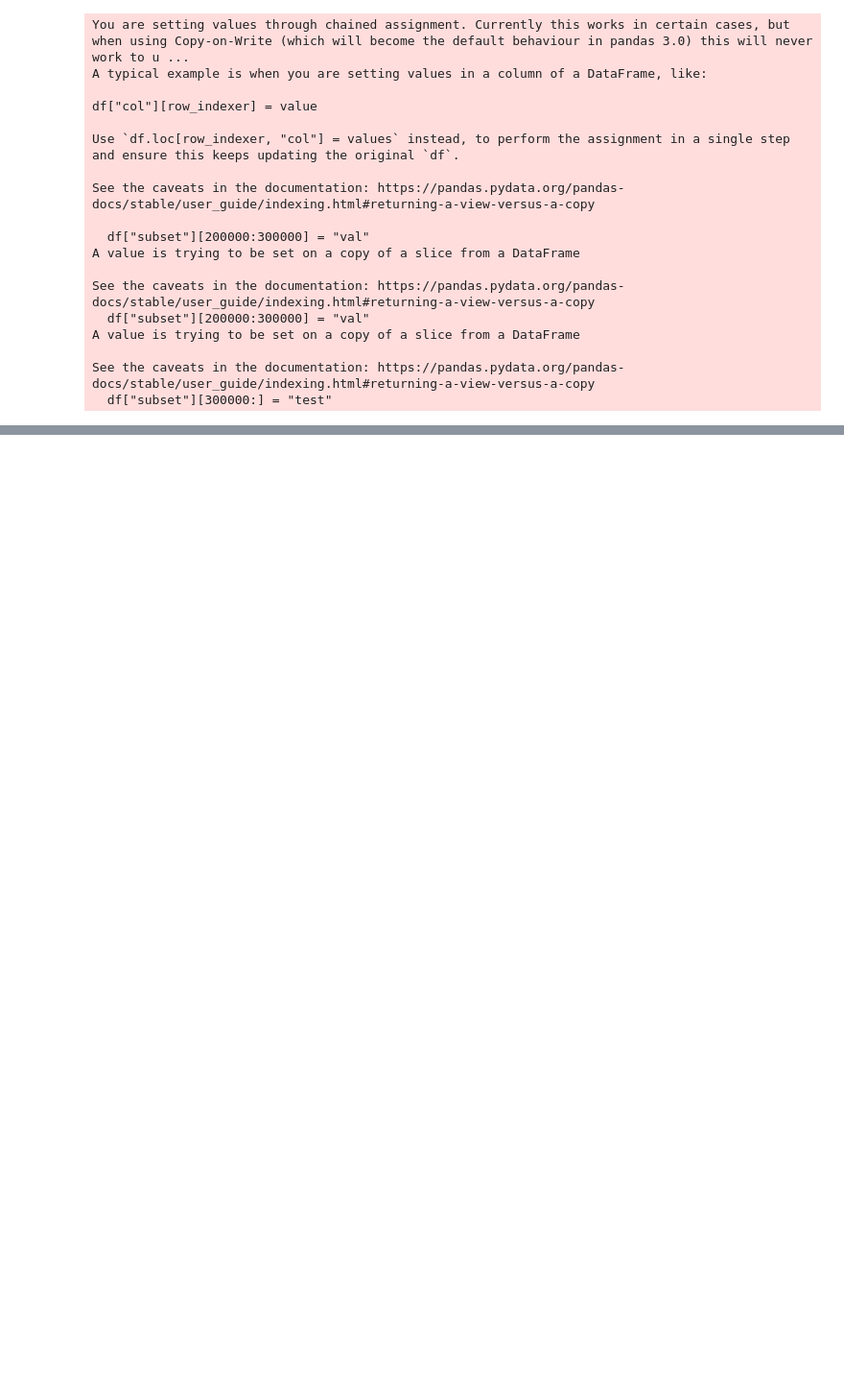
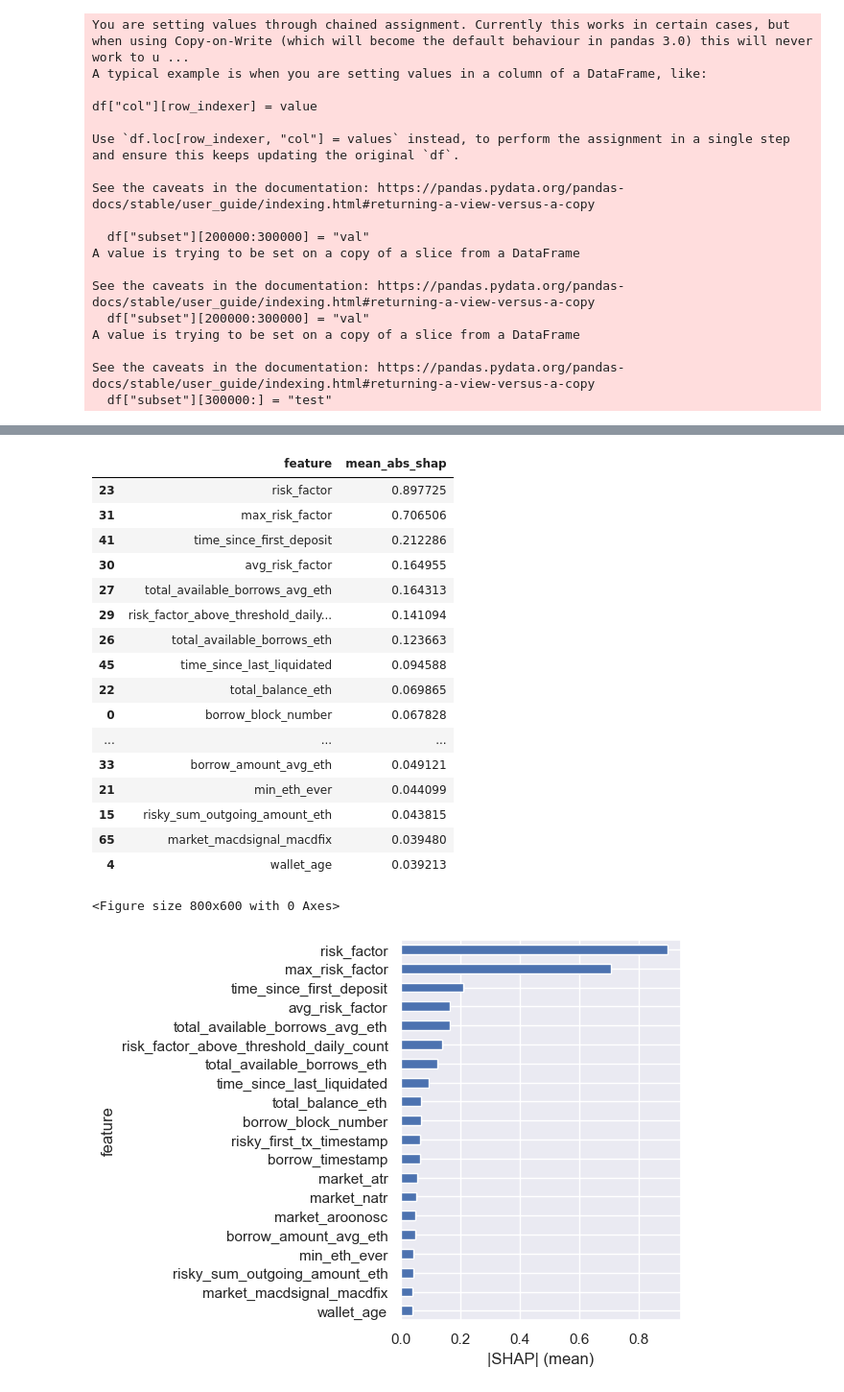
Before and after one commit to Kaifogolik/public_ml_test, a Jupyter notebook: src/EDA.ipynb, the cells around one changed output, grey strips where cells are left out. Shown at 96% size. Drawn from its saved outputs; the diff is of its cells as text; code cells hidden in the pictures; blank space fills up the shorter version.

```diff
--- a/src/EDA.ipynb
+++ b/src/EDA.ipynb
@@ -252,0 +233,17 @@ DecisionTreeClassifier(class_weight='balanced', random_state=42)
+# %%
+cat_cols = X_tr.select_dtypes(include=['object','category']).columns.tolist()
+cat_idx = [X_tr.columns.get_loc(c) for c in cat_cols]
+
+clf = CatBoostClassifier(
+    iterations=1000,
+    learning_rate=0.03,
+    depth=4,
+    l2_leaf_reg=2.0,
+    loss_function='Logloss',
+    eval_metric='AUC',
+    random_seed=42,
+    verbose=10,
+    od_type='Iter',
+    od_wait=100
+)
+clf.fit(X_tr, y_tr, cat_features=cat_idx, plot=True)
@@ -312,0 +330,43 @@ weighted avg       0.76      0.76      0.76    142961
+# %%
+pool_te = Pool(X_te, cat_features=cat_idx if cat_idx else None)
+
+sv = clf.get_feature_importance(pool_te, type='ShapValues')  # (n, f+1) или (n, K, f+1)
+
+shap_values = sv[:, :-1] if sv.ndim == 2 else sv[:, 0, :-1]
+
+
+feat_names = X_te.columns
+mean_abs = np.abs(shap_values).mean(axis=0)
+imp_df = pd.DataFrame({"feature": feat_names, "mean_abs_shap": mean_abs}).sort_values("mean_abs_shap", ascending=False)
+
+
+from IPython.display import display
+display(imp_df.head(20))
+
+
+plt.figure(figsize=(8, 6))
+imp_df.head(20).iloc[::-1].plot(kind="barh", x="feature", y="mean_abs_shap", legend=False)
+plt.xlabel("|SHAP| (mean)")
+plt.ylabel("feature")
+plt.tight_layout()
+plt.show()
+# %% [output]
+|  | feature | mean_abs_shap |
+| 23 | risk_factor | 0.897725 |
+| 31 | max_risk_factor | 0.706506 |
+| 41 | time_since_first_deposit | 0.212286 |
+| 30 | avg_risk_factor | 0.164955 |
+| 27 | total_available_borrows_avg_eth | 0.164313 |
+| 29 | risk_factor_above_threshold_daily... | 0.141094 |
+| 26 | total_available_borrows_eth | 0.123663 |
+| 45 | time_since_last_liquidated | 0.094588 |
+| 22 | total_balance_eth | 0.069865 |
+| 0 | borrow_block_number | 0.067828 |
+| ... | ... | ... |
+| 33 | borrow_amount_avg_eth | 0.049121 |
+| 21 | min_eth_ever | 0.044099 |
+| 15 | risky_sum_outgoing_amount_eth | 0.043815 |
+| 65 | market_macdsignal_macdfix | 0.039480 |
+| 4 | wallet_age | 0.039213 |
+<Figure size 800x600 with 0 Axes>
+[figure, added]
```
Also changed, not shown: parts of 15 cells of this notebook, 10 other files.
